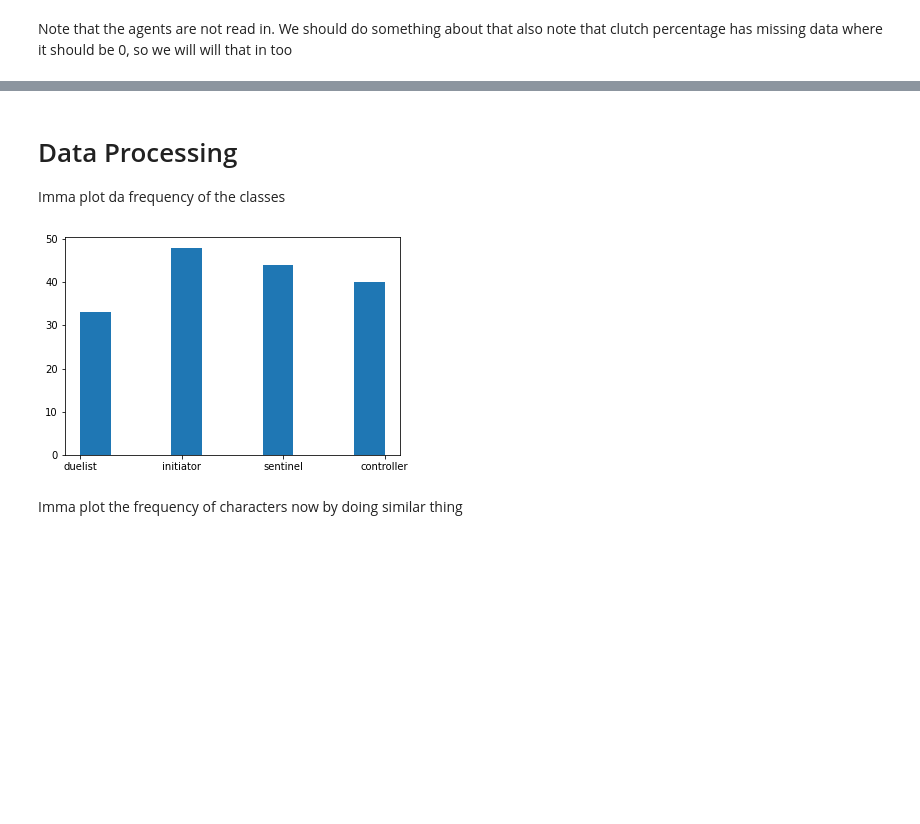
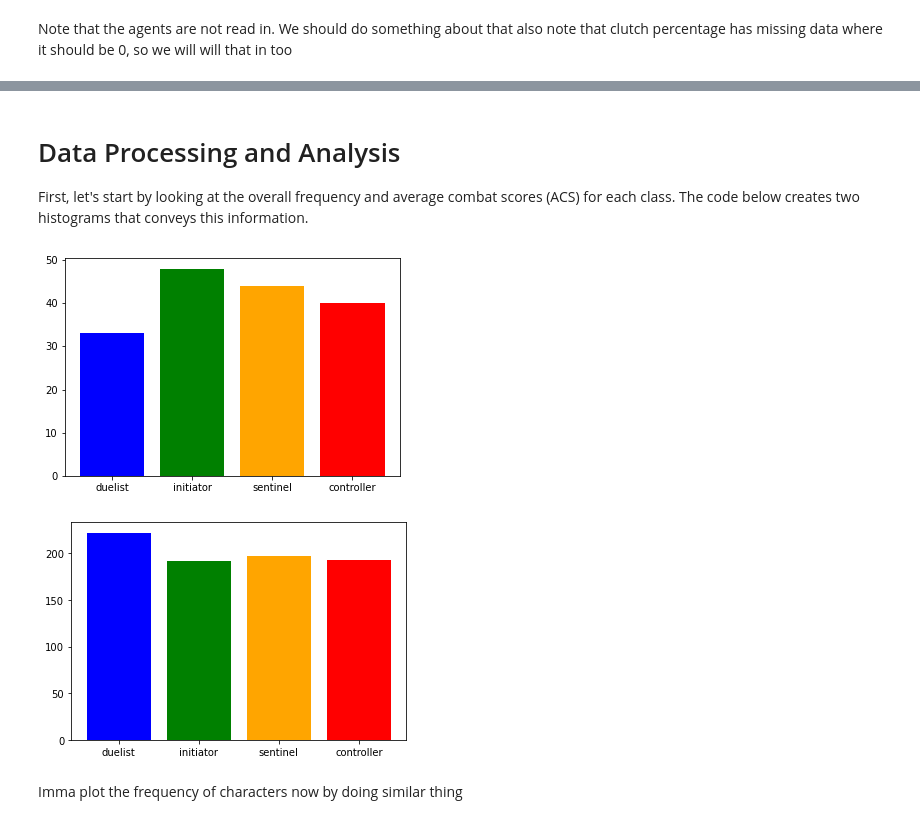
Before and after one commit to shwaylay/cmsc320project, a Jupyter notebook: FinalProject.ipynb, the cells around one changed output, grey strips where cells are left out. Cells and saved outputs as stored; diff of their text form; code cells hidden in the pictures; blank space fills up the shorter version.

```diff
--- a/FinalProject.ipynb
+++ b/FinalProject.ipynb
@@ -104,5 +99,5 @@ Now I map the agents to their classes and add a column for that
 # %%
-classes = {'phoenix':'duelist',
+agent_classes = {'phoenix':'duelist',
            'jett':'duelist',
            'viper':'controller',
            'sova':'initiator',
@@ -126,10 +121,9 @@ for i, row in val_data.iterrows():
     class_names = []
 
     for name in row['Agents']:
-        if name in classes.keys():
-            class_names.append(classes[name])
+        if name in agent_classes.keys():
+            class_names.append(agent_classes[name])
 
     class_names_column.append(class_names)
 
 val_data['classes'] = class_names_column
-val_data.head()
@@ -225,14 +243,25 @@ val_data.head()
 # %% [markdown]
-# Data Processing
-Imma plot da frequency of the classes
+# Data Processing and Analysis
+First, let's start by looking at the overall frequency and average combat scores (ACS) for each class. The code below creates two histograms that conveys this information.
-# %%
-import matplotlib.pyplot as plt, mpld3
-all_classes = []
-
-for class_list in val_data['classes']:
-    all_classes = all_classes + class_list
-
-plt.hist(all_classes)
-plt.show()
-# %% [output]
-[figure, removed]
+# %%
+import matplotlib.pyplot as plt
+class_colors = {'duelist':'blue', 'initiator':'green', 'sentinel':'orange', 'controller':'red'}
+#lets plot the classes and their acs
+classes_acs = {'duelist':0,'initiator':0,'sentinel':0,'controller':0}
+classes_freq = {'duelist':0,'initiator':0,'sentinel':0,'controller':0}
+
+for i, row in val_data.iterrows():
+    for classes in row['classes']:
+        classes_acs[classes] += row['ACS']
+        classes_freq[classes] += 1
+
+for key in classes_acs.keys():
+    classes_acs[key] = classes_acs[key] / classes_freq[key]
+
+plt.bar(classes_acs.keys(), classes_freq.values(), color=class_colors.values())
+plt.show()
+plt.bar(classes_acs.keys(), classes_acs.values(), color=class_colors.values())
+plt.show()
+# %% [output]
+[figure, new version]
+[figure, new version]
```
Also changed, not shown: parts of 21 cells of this notebook.
